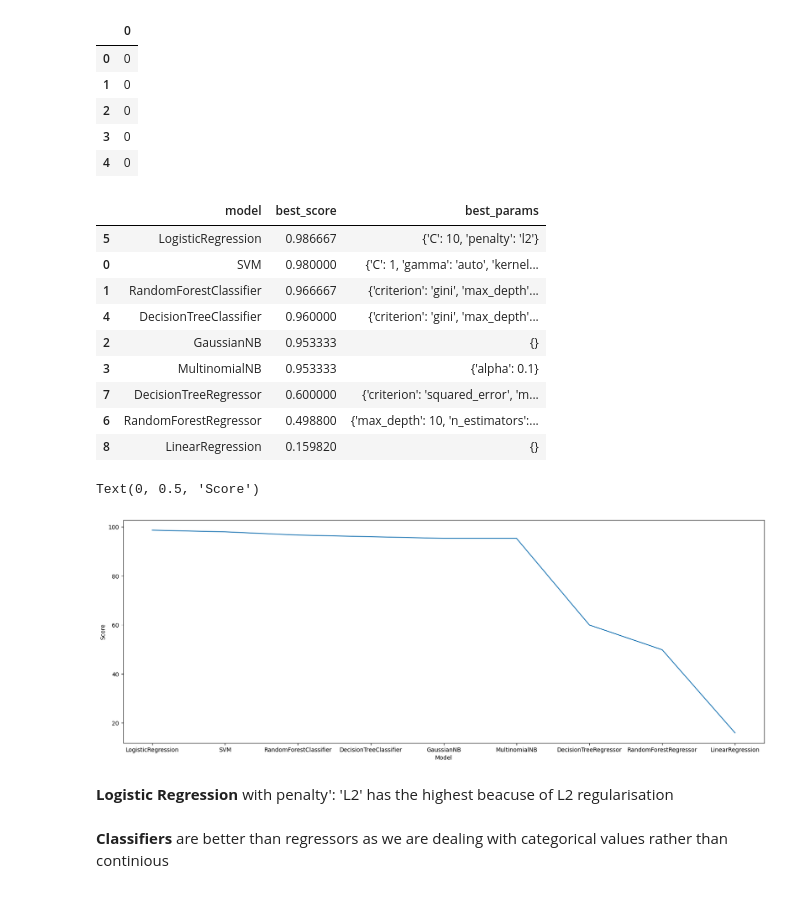
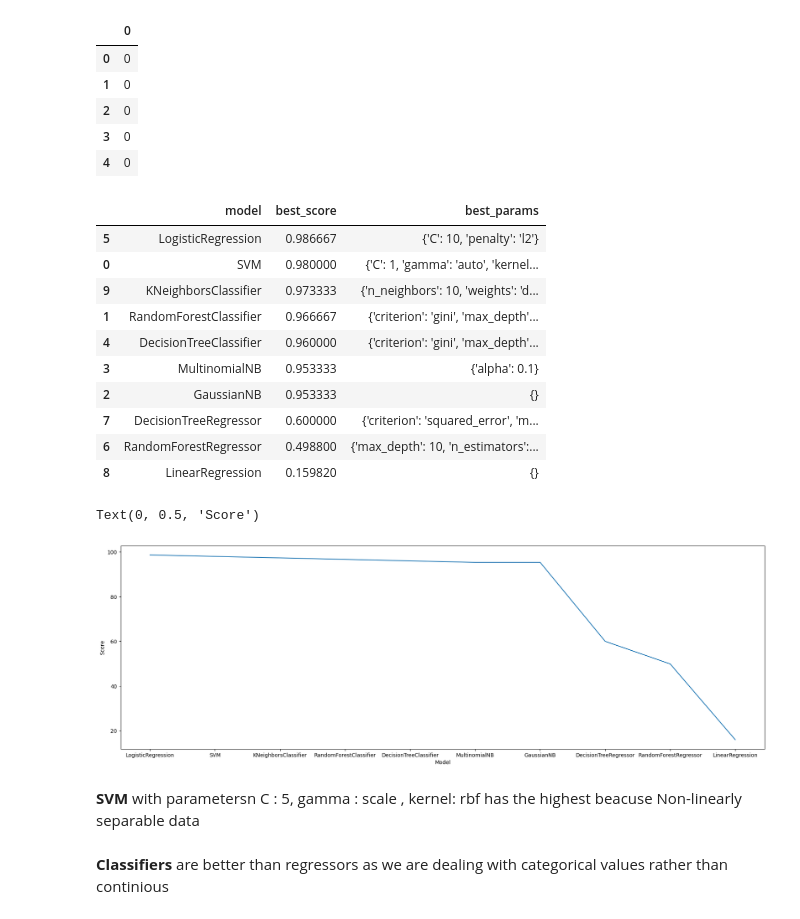
Before and after one commit to YashwanthK18/Model-Optimisation-and-selection, a Jupyter notebook: iris/Iris_dataset_model_optimisation.ipynb, the cells around one changed output. Cells and saved outputs as stored; diff of their text form; code cells hidden in the pictures.

```diff
--- a/iris/Iris_dataset_model_optimisation.ipynb
+++ b/iris/Iris_dataset_model_optimisation.ipynb
@@ -110,6 +109,14 @@ m_p = {
         'model': LinearRegression(),
         'params': {}
     }
+    ,
+    'KNeighborsClassifier': {
+        'model': KNeighborsClassifier(),
+        'params': {
+            'n_neighbors': [1,3,5,10],
+            'weights' : ['uniform', 'distance']
+        }
+    }
 }
 # %%
 scores=[]
@@ -129,22 +136,23 @@ scr
 |  | model | best_score | best_params |
 | 5 | LogisticRegression | 0.986667 | {'C': 10, 'penalty': 'l2'} |
 | 0 | SVM | 0.980000 | {'C': 1, 'gamma': 'auto', 'kernel... |
+| 9 | KNeighborsClassifier | 0.973333 | {'n_neighbors': 10, 'weights': 'd... |
 | 1 | RandomForestClassifier | 0.966667 | {'criterion': 'gini', 'max_depth'... |
 | 4 | DecisionTreeClassifier | 0.960000 | {'criterion': 'gini', 'max_depth'... |
+| 3 | MultinomialNB | 0.953333 | {'alpha': 0.1} |
 | 2 | GaussianNB | 0.953333 | {} |
-| 3 | MultinomialNB | 0.953333 | {'alpha': 0.1} |
 | 7 | DecisionTreeRegressor | 0.600000 | {'criterion': 'squared_error', 'm... |
 | 6 | RandomForestRegressor | 0.498800 | {'max_depth': 10, 'n_estimators':... |
 | 8 | LinearRegression | 0.159820 | {} |
 # %%
-plt.figure(figsize=(20,7))
+plt.figure(figsize=(22,7))
 plt.plot(scr['model'],scr['best_score']*100)
 plt.xlabel('Model')
 plt.ylabel('Score')
 # %% [output]
 Text(0, 0.5, 'Score')
-[figure, old version]
+[figure, new version]
-# %% [markdown]
-**Logistic Regression** with penalty': 'L2' has the highest beacuse of L2 regularisation
+# %% [markdown]
+**SVM** with parametersn C : 5, gamma : scale , kernel: rbf has the highest beacuse Non-linearly separable data
 # %% [markdown]
 **Classifiers** are better than regressors as we are dealing with categorical values rather than continious
```
Also changed, not shown: parts of 1 cell of this notebook.
